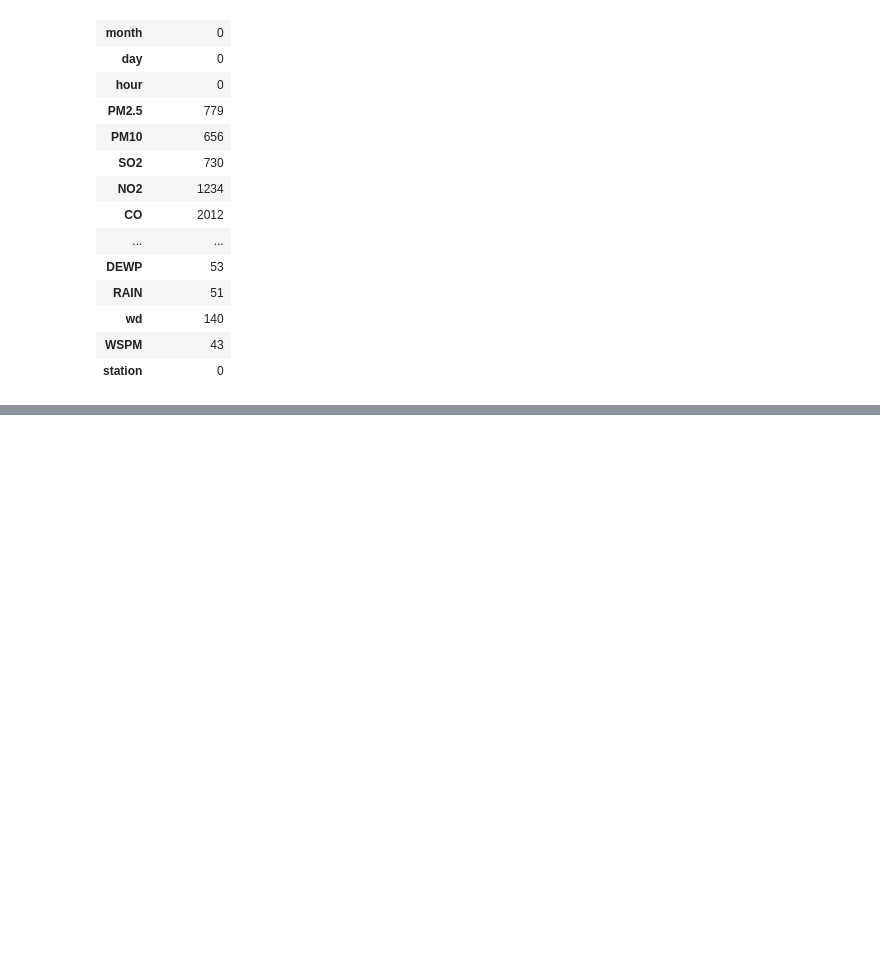
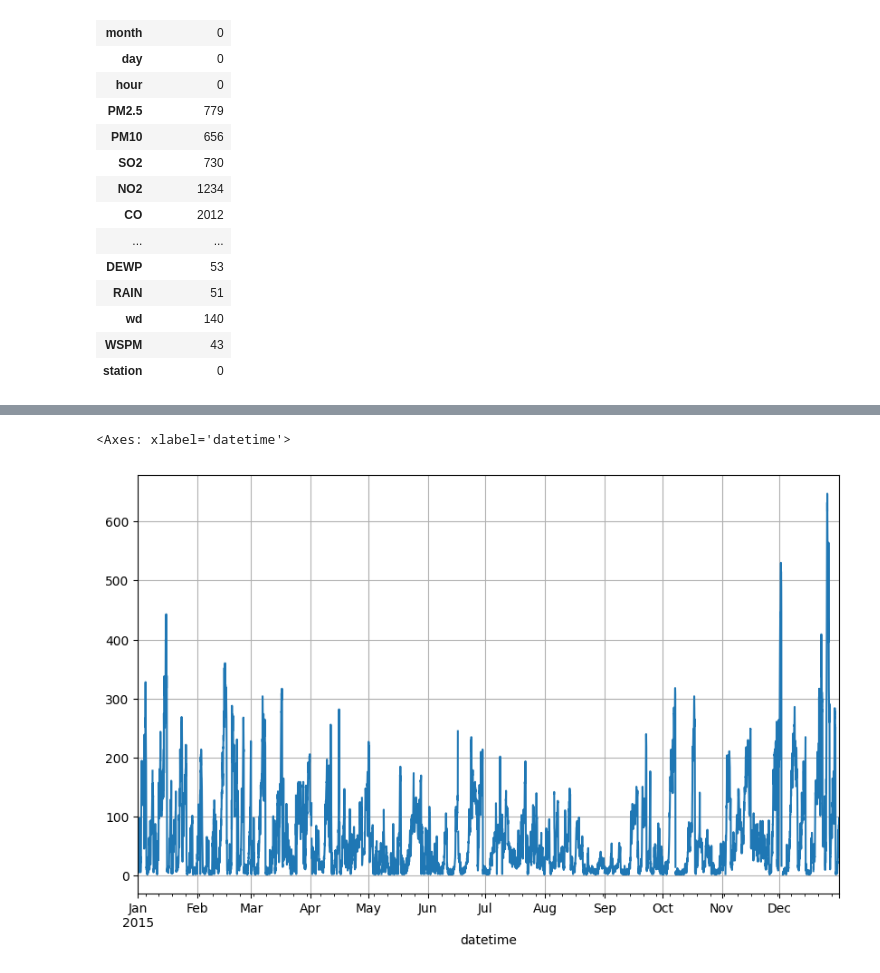
Before and after one commit to FahimS45/ML_projects_under_development, a Jupyter notebook: Anomaly Detection on Time Series Analysis/Time Series EDA.ipynb, the cells around one changed output, grey strips where cells are left out. Drawn from its saved outputs; the diff is of its cells as text; code cells hidden in the pictures; blank space fills up the shorter version.

```diff
--- a/Anomaly Detection on Time Series Analysis/Time Series EDA.ipynb
+++ b/Anomaly Detection on Time Series Analysis/Time Series EDA.ipynb
@@ -84,0 +172,7 @@ Null values counts:
+# %%
+df_AIQ_2015 = df_AIQ.loc['2015']
+pm_2015 = df_AIQ_2015['PM2.5']
+pm_2015.plot(grid=True)
+# %% [output]
+<Axes: xlabel='datetime'>
+[figure, added]
```
Also changed, not shown: parts of 13 cells of this notebook.
